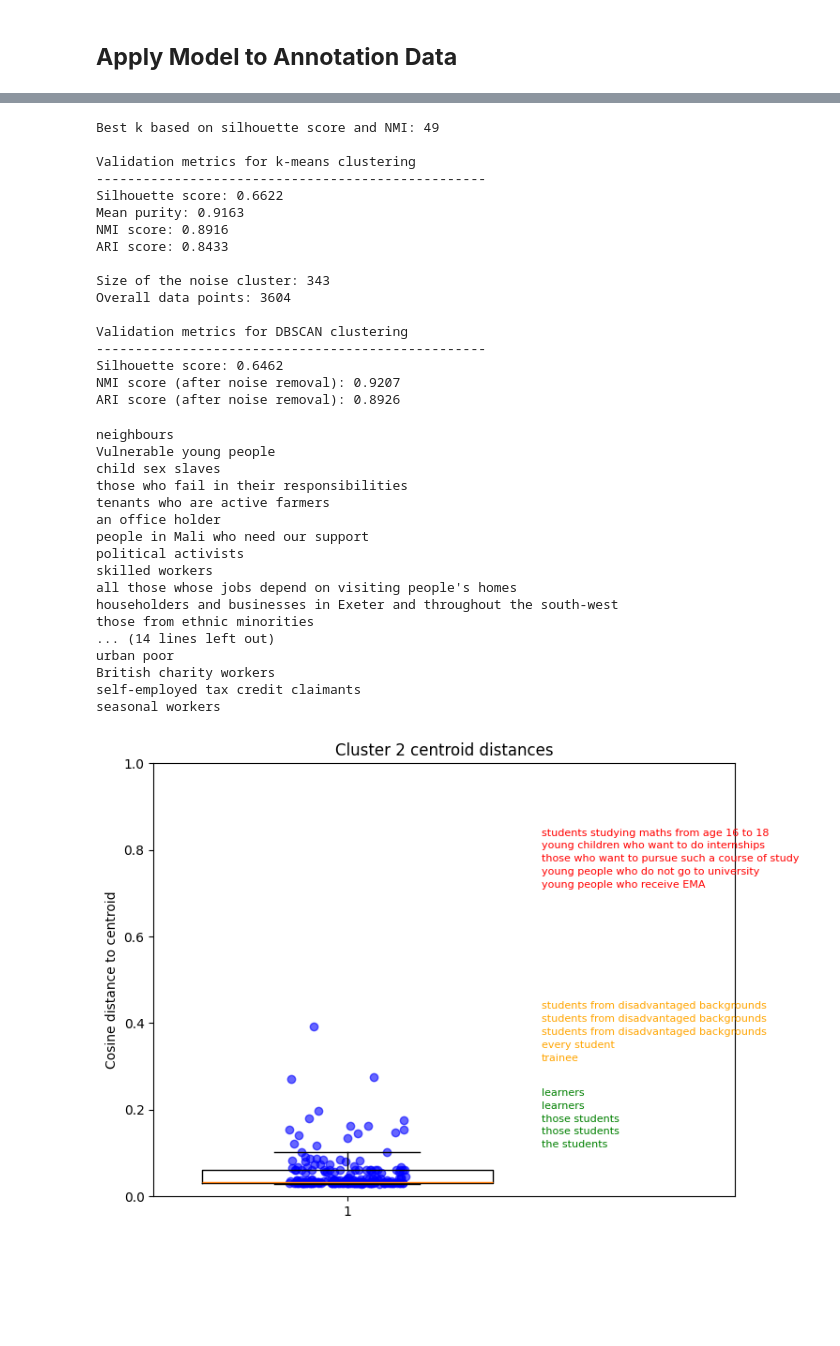
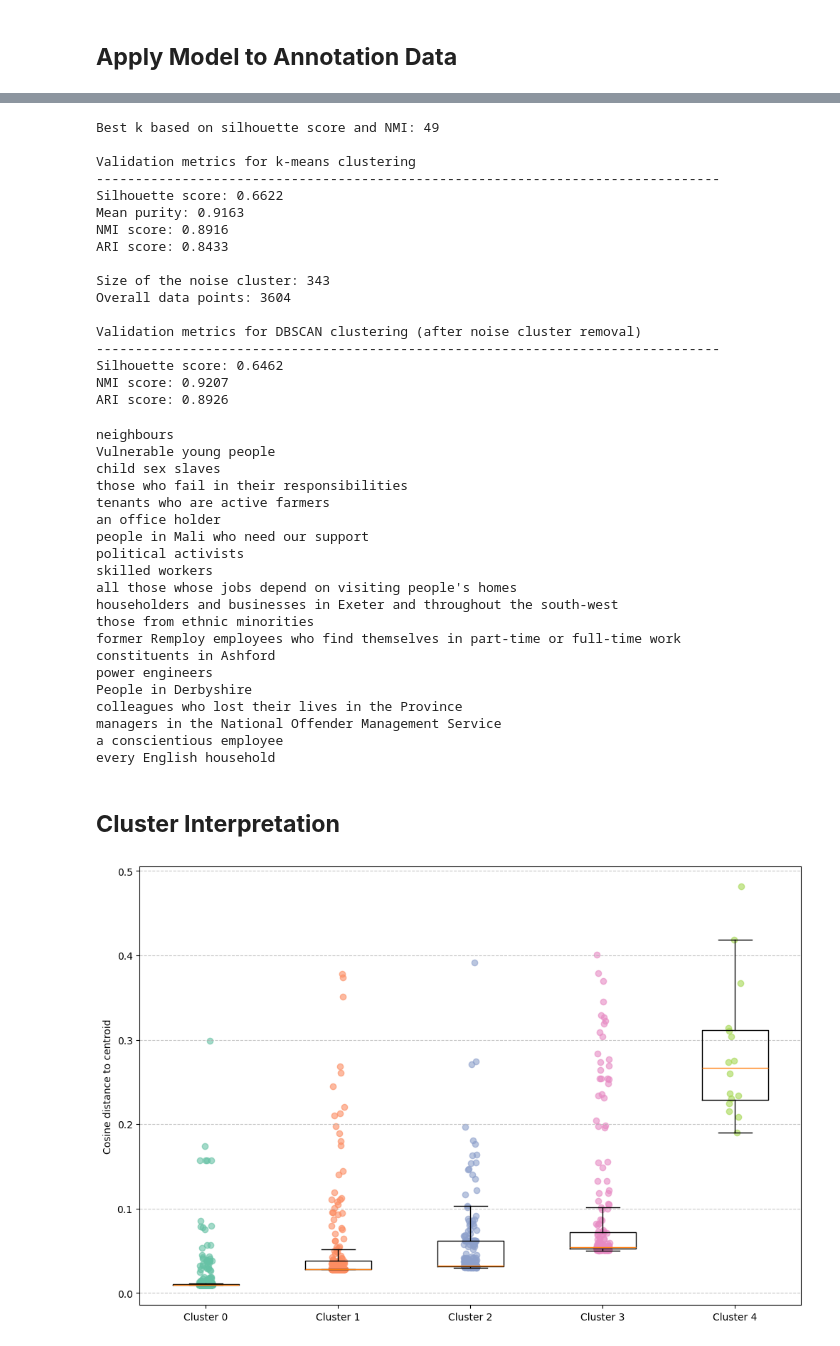
Before and after one commit to MaximilianWeiland/Master_Thesis, a Jupyter notebook: 05_clustering/evaluation_clustering_quality.ipynb, the cells around one changed output, grey strips where cells are left out. Drawn from its saved outputs; the diff is of its cells as text; code cells hidden in the pictures; blank space fills up the shorter version.

Commit message:
added visualizations for cluster evaluation

```diff
--- a/05_clustering/evaluation_clustering_quality.ipynb
+++ b/05_clustering/evaluation_clustering_quality.ipynb
@@ -142,5 +145,11 @@ for k in ks:
     pred_labels = kmeans.fit_predict(X)
     silhouette_scores.append(silhouette_score(X, pred_labels))
 
-best_k, best_score = plot_clustering_dev(ks=ks, metrics_list=silhouette_scores, metric_name="Silhouette", min_max="max", preknown_best_k=45)
+best_k, best_score = plot_clustering_dev(
+    ks=ks,
+    metrics_list=silhouette_scores,
+    metric_name="Silhouette",
+    min_max="max",
+    preknown_best_k=45,
+    color_scheme=plt.cm.Set2.colors)
 # %% [output]
@@ -272,7 +288,7 @@ ari_kmeans = adjusted_rand_score(
 )
 
 print("\nValidation metrics for k-means clustering")
-print("-"*50)
+print("-"*80)
 print(f"Silhouette score: {silscore:.4f}")
 print(f"Mean purity: {mean_purity:.4f}")
 print(f"NMI score: {nmi_kmeans:.4f}")
@@ -304,31 +320,31 @@ non_noise_clusters = dbscan_df.loc[non_noise_mask, "dbscan_cluster"].values
 silscore_dbscan = silhouette_score(X[non_noise_mask], non_noise_clusters)
 
 # remove noise rows
-dbscan_df = dbscan_df[non_noise_mask]
+dbscan_df_no_noise = dbscan_df[non_noise_mask]
 
 # get only the rows with dictionary terms
-dbscan_df_dict = dbscan_df[dbscan_df["in_dictionary"] == True]
+dbscan_df_dict_no_noise = dbscan_df_no_noise[dbscan_df_no_noise["in_dictionary"] == True]
 
 # calculate nmi and ari for the dbscan clustering
 nmi_dbscan = normalized_mutual_info_score(
-    dbscan_df_dict["category"],
-    dbscan_df_dict["dbscan_cluster"]
+    dbscan_df_dict_no_noise["category"],
+    dbscan_df_dict_no_noise["dbscan_cluster"]
 )
 ari_dbscan = adjusted_rand_score(
-    dbscan_df_dict["category"],
-    dbscan_df_dict["dbscan_cluster"]
+    dbscan_df_dict_no_noise["category"],
+    dbscan_df_dict_no_noise["dbscan_cluster"]
 )
 
-print("\nValidation metrics for DBSCAN clustering")
-print("-"*50)
+print("\nValidation metrics for DBSCAN clustering (after noise cluster removal)")
+print("-"*80)
 print(f"Silhouette score: {silscore_dbscan:.4f}")
-print(f"NMI score (after noise removal): {nmi_dbscan:.4f}")
-print(f"ARI score (after noise removal): {ari_dbscan:.4f}")
+print(f"NMI score: {nmi_dbscan:.4f}")
+print(f"ARI score: {ari_dbscan:.4f}")
 # %% [output]
 Best k based on silhouette score and NMI: 49
 
 Validation metrics for k-means clustering
---------------------------------------------------
+--------------------------------------------------------------------------------
 Silhouette score: 0.6622
 Mean purity: 0.9163
 NMI score: 0.8916
@@ -337,27 +353,15 @@ ARI score: 0.8433
 Size of the noise cluster: 343
 Overall data points: 3604
 
-Validation metrics for DBSCAN clustering
---------------------------------------------------
+Validation metrics for DBSCAN clustering (after noise cluster removal)
+--------------------------------------------------------------------------------
 Silhouette score: 0.6462
-NMI score (after noise removal): 0.9207
-ARI score (after noise removal): 0.8926
+NMI score: 0.9207
+ARI score: 0.8926
 # %%
-# run dbscan clustering
-dbscan_model = DBSCAN(
-    eps=0.5,
-    min_samples=3,
-    metric="euclidean"
-)
-dbscan_labels = dbscan_model.fit_predict(X)
-
-# get copy of the df for dbscan evaluation
-dbscan_df = annotations_df.copy()
-dbscan_df["dbscan_cluster"] = dbscan_labels
-
-# filter for noise cluster mentions and print some
+# filter for noise cluster mentions and print some mentions within it
 noise_cluster_mentions = dbscan_df[dbscan_df["dbscan_cluster"] == -1]["mention"]
-for idx in range(30):
+for idx in range(20):
     print(noise_cluster_mentions.iloc[idx])
 # %% [output]
 neighbours
@@ -372,21 +376,28 @@ skilled workers
 all those whose jobs depend on visiting people's homes
 householders and businesses in Exeter and throughout the south-west
 those from ethnic minorities
-... (14 lines left out)
-urban poor
-British charity workers
-self-employed tax credit claimants
-seasonal workers
+former Remploy employees who find themselves in part-time or full-time work
+constituents in Ashford
+power engineers
+People in Derbyshire
+colleagues who lost their lives in the Province
+managers in the National Offender Management Service
+a conscientious employee
+every English household
+# %% [markdown]
+## **Cluster Interpretation**
 # %%
 # get cluster centroids
 centroids = kmeans.cluster_centers_
 
 # cosine distance of each point to its assigned centroid
 cos_sim = np.sum(X * centroids[labels], axis=1)
 cos_dist = 1 - cos_sim
-annotations_df["distance_to_centroid"] = cos_dist
+annotations_df["cosine_distance_to_centroid"] = cos_dist
 
-closest_mentions, median_mentions, farthest_mentions = static_mentions_boxplot(annotations_df, 2, "kmeans_cluster")
+static_mentions_boxplot(
+    df=annotations_df, cluster_ids=range(5), cluster_col="kmeans_cluster", distance_col="distance_to_centroid", jitter=0.05, color_scheme=plt.cm.Set2.colors
+)
 # %% [output]
-[figure, old version]
+[figure, new version]
 # %%
```
Also changed, not shown: parts of 7 cells of this notebook, 3 other files.
